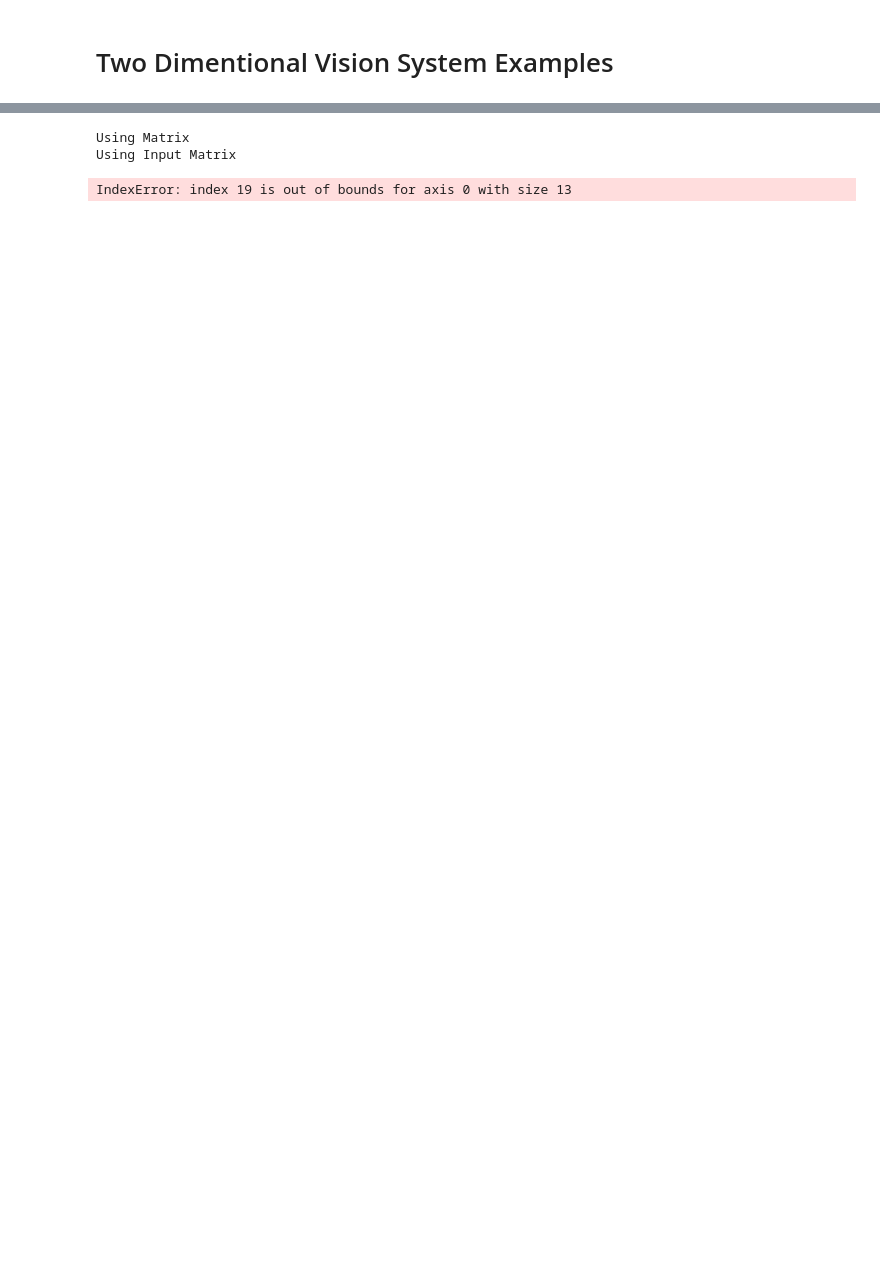
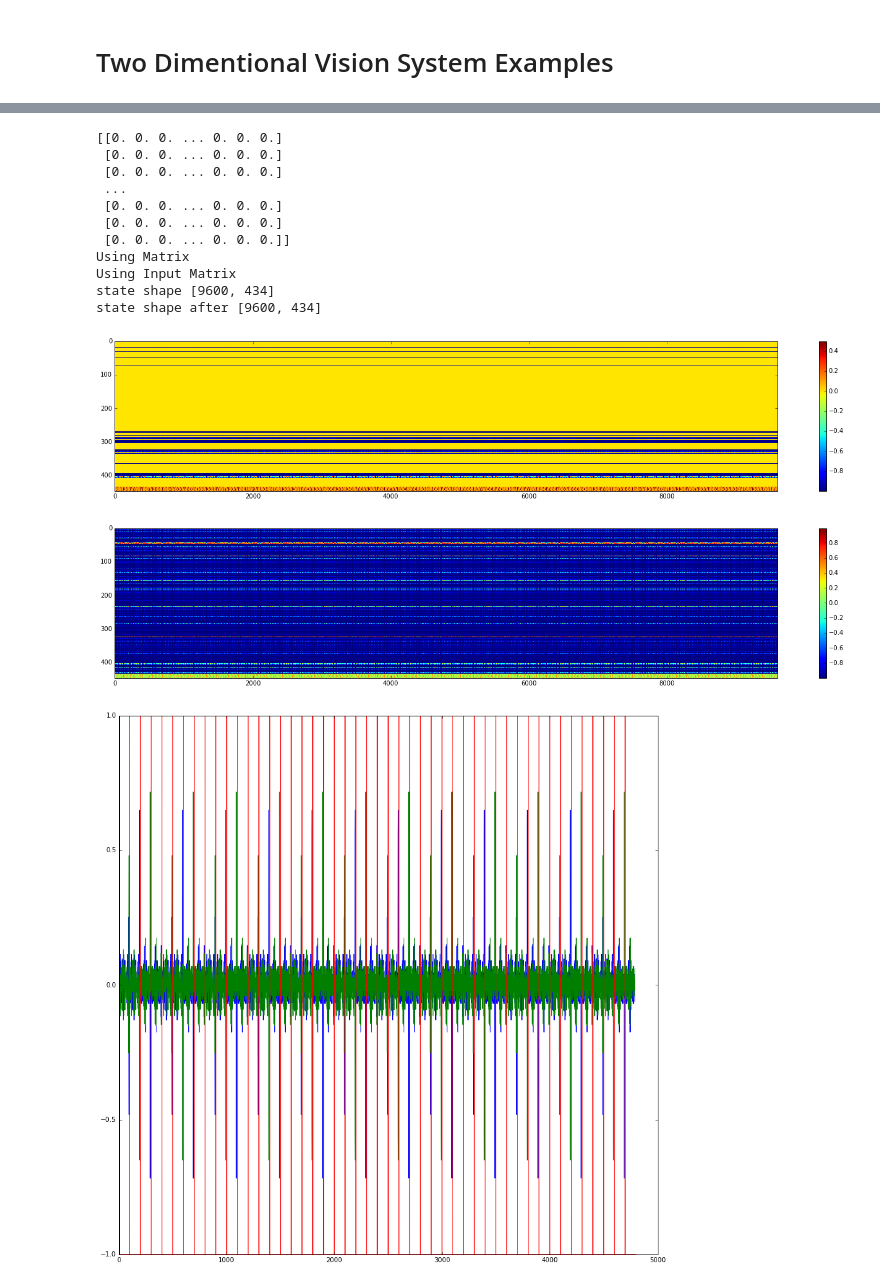
Before and after one commit to AdamRTomkins/vision_networks, a Jupyter notebook: vision_networks/2D_direction.ipynb, the cells around one changed output, grey strips where cells are left out. Drawn from its saved outputs; the diff is of its cells as text; code cells hidden in the pictures; blank space fills up the shorter version.

```diff
--- a/vision_networks/2D_direction.ipynb
+++ b/vision_networks/2D_direction.ipynb
@@ -194,18 +135,13 @@ plt.plot(d); plt.show()
 # %%
-trainlen = 16000
-future = 16000
+trainlen = experiment_targets.shape[1]/2
+future =  experiment_targets.shape[1]/2
 full = trainlen + future
 
+# Simulation Data
+n_reservoir =G.number_of_nodes()
+n_inputs =len(names)
 
-
-n_reservoir =G.number_of_nodes()
-
-data = np.array(ds)
-s = s.T
-n_inputs =len(names)
 matrix = nx.adjacency_matrix(G, weight='weight').todense()
-
-
 
 # Create Input Matrix
 input_matrix = np.zeros((n_reservoir, n_inputs))
@@ -215,46 +151,73 @@ for j,c in enumerate(names):
             if c in n:
                 input_matrix[i,j] = 1
 
+
+print input_matrix
+
+"""
 esn = ESN(n_inputs = n_inputs,
-          n_outputs = 4,
+          n_outputs = 2,
           n_reservoir = n_reservoir,
           spectral_radius = 1.5,
+          noise = 0.01,
           random_state=42,
           teacher_forcing=False,
           matrix=matrix,
           input_matrix = input_matrix)
+"""
+esn = ESN(n_inputs = n_inputs,
+          n_outputs = 2,
+          n_reservoir = n_reservoir,
+          spectral_radius = 1.5,
+          noise = 0.000,
+          random_state=42,
+          teacher_forcing=False,
+          matrix=matrix.T,
+          input_matrix = input_matrix
+          )
+
 
 
 #Create a list of network outputs that can be used to train upon
 # We focus oon the T4 and Tm* neurons
 o_nodes = np.zeros((input_matrix.shape[1],input_matrix.shape[0]))
 
 
 
 for i,n in enumerate(G.nodes()):
-    if 'Tm3' in n or 'Mi1' in n:
+    if 'Tm3' in n or 'Mi1' in n or 'Mi9' in n or 'Mi4' in n:
         o_nodes[:,i] = 1
 
 
 o_nodes = o_nodes[0,:].T
+#o_nodes = None
 
 # Fit the network
-pred_training = esn.fit(data[:trainlen],s[:trainlen],True,o_nodes)
+pred_training = esn.fit(experiment_data[:trainlen].T,experiment_targets[:trainlen].T,True,o_nodes)
 
 # Generate Output
-prediction = esn.predict(data[trainlen:trainlen+future])
+prediction = esn.predict(experiment_data[:,trainlen:trainlen+future].T)
 
-plt.figure(figsize=(11,1.5))
-plt.plot(range(0,trainlen+future),data[0:trainlen+future],'k',label="data")
+plt.show()
+plt.plot(prediction[10:])
+plt.plot(experiment_targets[:,trainlen:trainlen+future].T,'r')
+plt.show()
 
 
-plt.plot(range(trainlen,trainlen+future),prediction, label="free running ESN")
-plt.plot(s[1:trainlen+future],'g',label="output")
-
-lo,hi = plt.ylim()
-plt.plot([trainlen,trainlen],[lo+np.spacing(1),hi-np.spacing(1)],'k:')
-plt.legend(loc=(0.61,1.1),fontsize='x-small')
+plt.plot(np.mean(esn.full_states,axis=1));
+plt.show()
 # %% [output]
+[[0. 0. 0. ... 0. 0. 0.]
+ [0. 0. 0. ... 0. 0. 0.]
+ [0. 0. 0. ... 0. 0. 0.]
+ ...
+ [0. 0. 0. ... 0. 0. 0.]
+ [0. 0. 0. ... 0. 0. 0.]
+ [0. 0. 0. ... 0. 0. 0.]]
 Using Matrix
 Using Input Matrix
+state shape [9600, 434]
+state shape after [9600, 434]
-IndexError: index 19 is out of bounds for axis 0 with size 13
+[figure, added]
+[figure, added]
+[figure, added]
```
Also changed, not shown: parts of 32 cells of this notebook, 21 other files.
